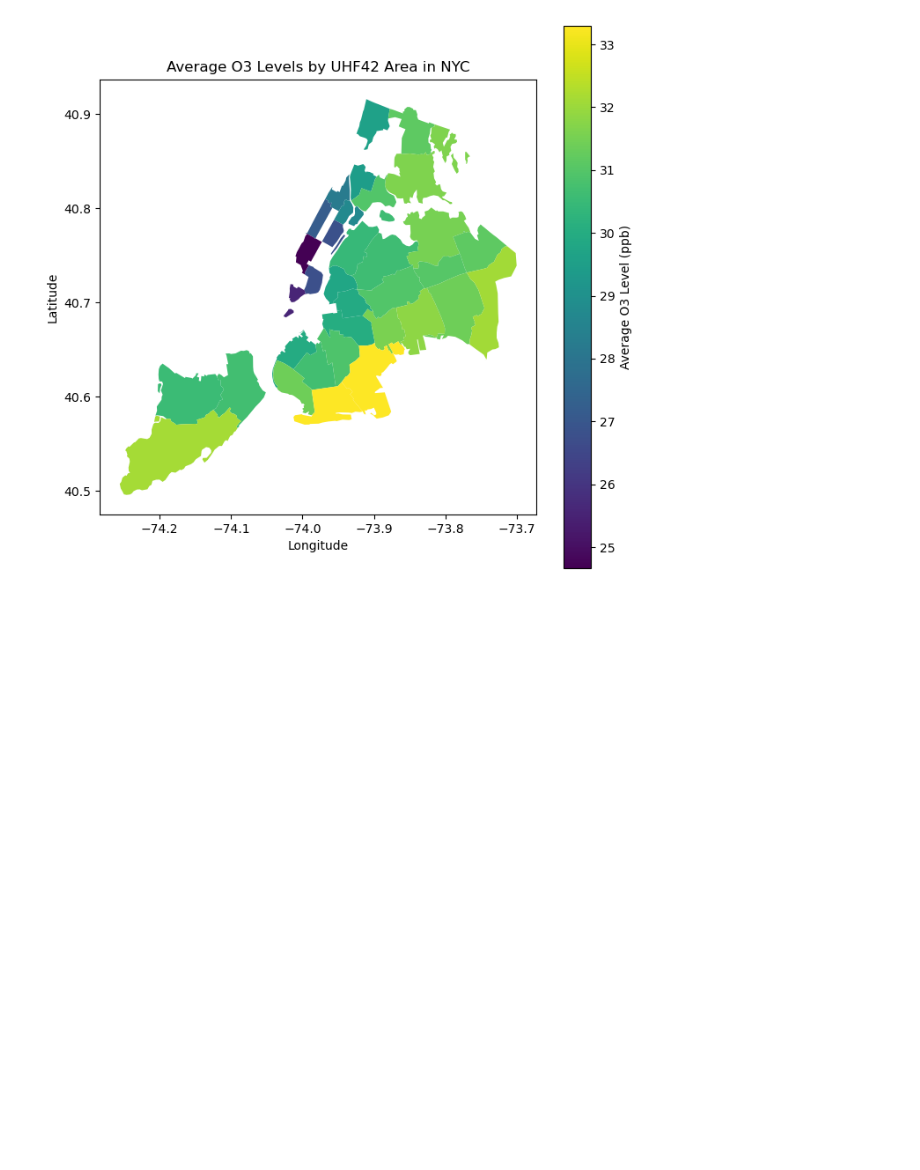
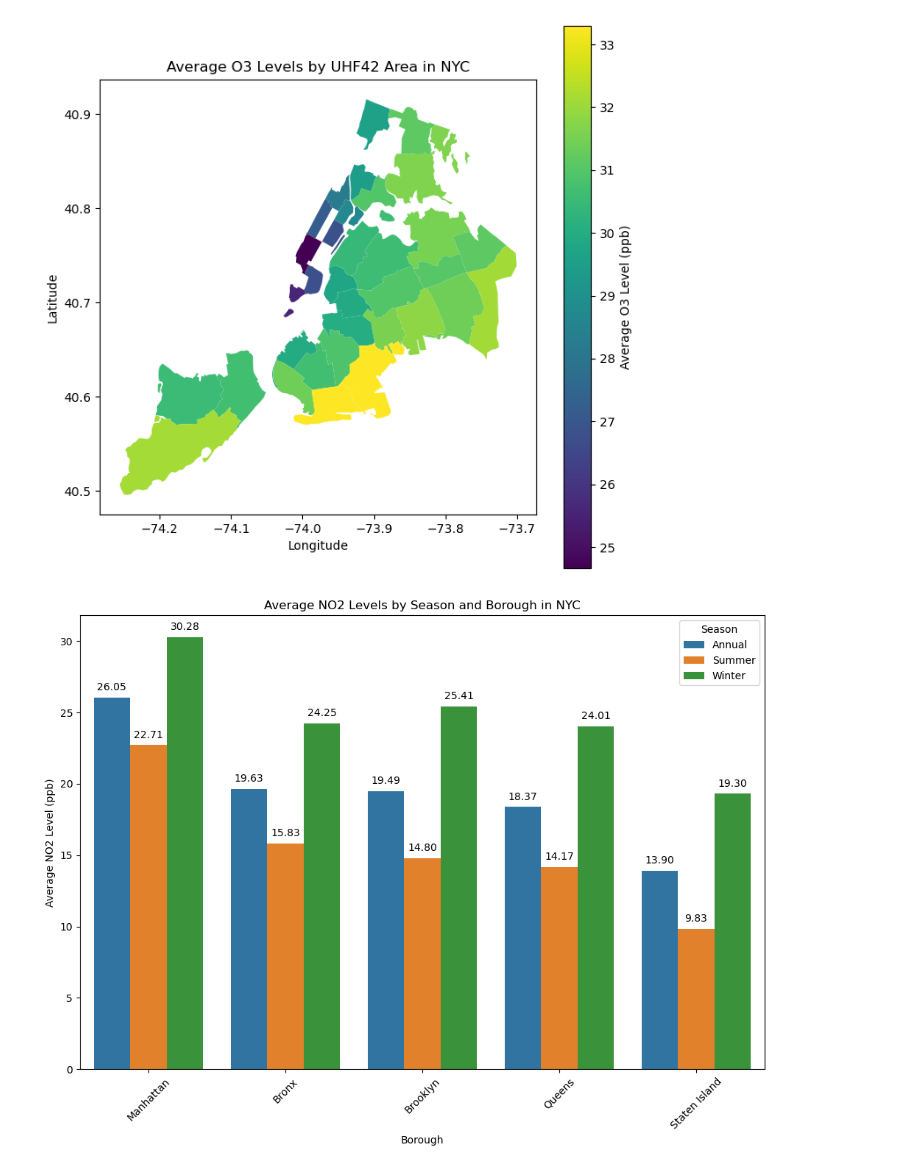
Before and after one commit to HtWu123/databootcamp_final_project, a Jupyter notebook: final.ipynb, the cells around one changed output. Saved outputs shown, nothing was run; the diff lists cells and outputs as text; code cells hidden in the pictures; blank space fills up the shorter version.

```diff
--- a/final.ipynb
+++ b/final.ipynb
@@ -210,0 +177,20 @@ plt.show()
+# %%
+#分析不同季节的NO2水平 从不同的boroughs来分析（先要看Geo Place Name的类型是borough）
+no2_data = clean_data[clean_data['Name'] == 'Nitrogen dioxide (NO2)']
+no2_data = no2_data[no2_data['Geo Type Name'] == 'Borough']
+# Calculate the average NO2 levels by season and borough
+avg_no2_by_season_borough = no2_data.groupby(['Season', 'Geo Place Name'])['Data Value'].mean().reset_index()
+borough_order = avg_no2_by_season_borough.groupby('Geo Place Name')['Data Value'].mean().sort_values(ascending=False).index
+# Plotting the data用柱状图
+fig, ax = plt.subplots(1, 1, figsize=(12, 8))
+sns.barplot(x='Geo Place Name', y='Data Value', hue='Season', data=avg_no2_by_season_borough, ax=ax, order=borough_order)
+plt.title('Average NO2 Levels by Season and Borough in NYC')
+plt.xlabel('Borough')
+plt.ylabel('Average NO2 Level (ppb)')
+plt.xticks(rotation=45)
+# Add numbers above each bar
+for p in ax.patches:
+    ax.annotate(format(p.get_height(), '.2f'), (p.get_x() + p.get_width() / 2., p.get_height()), ha = 'center', va = 'center', xytext = (0, 10), textcoords = 'offset points')
+plt.show()
+# %% [output]
+[figure, added]
```
Also changed, not shown: parts of 15 cells of this notebook, 1 other file.
